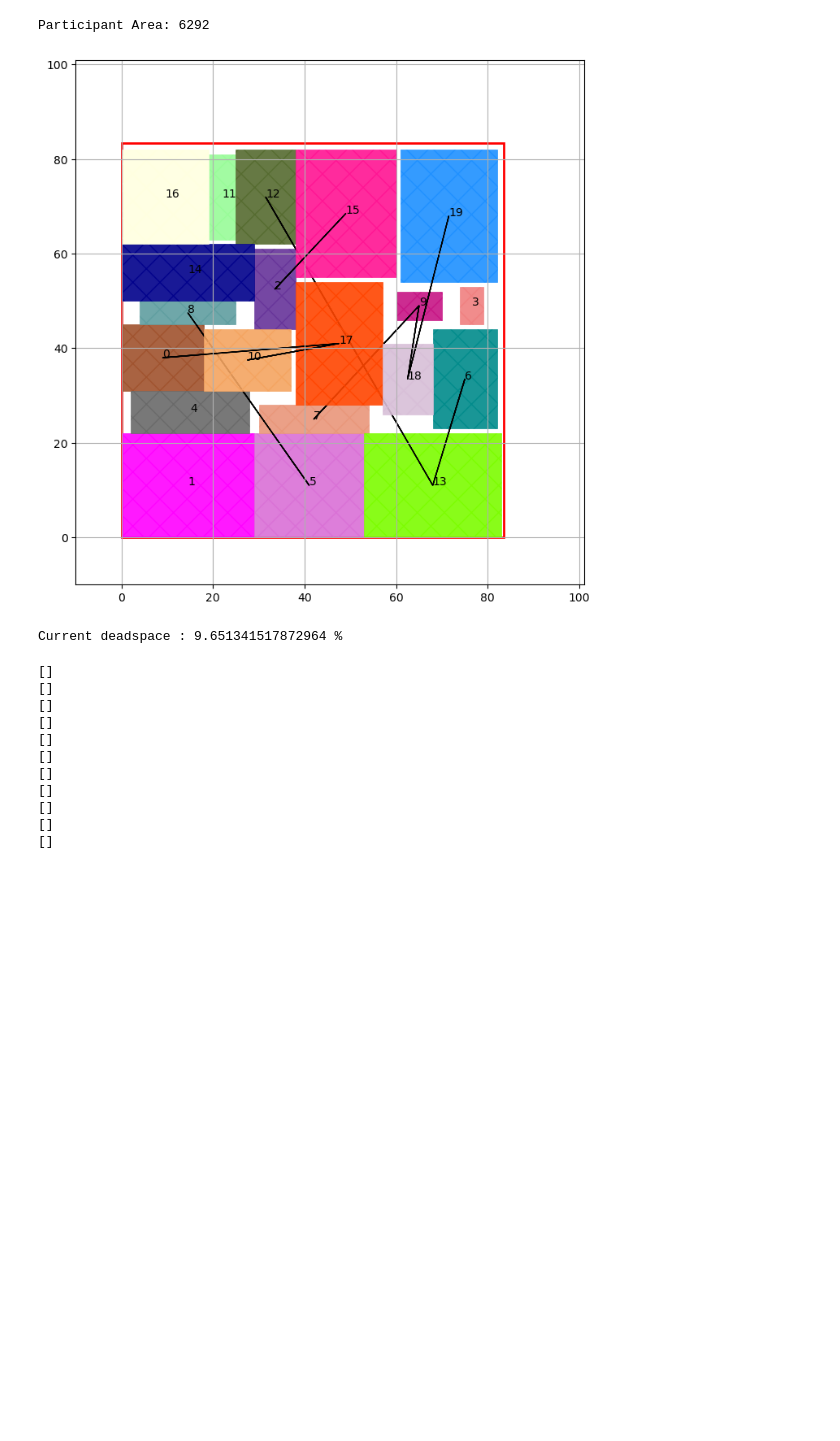
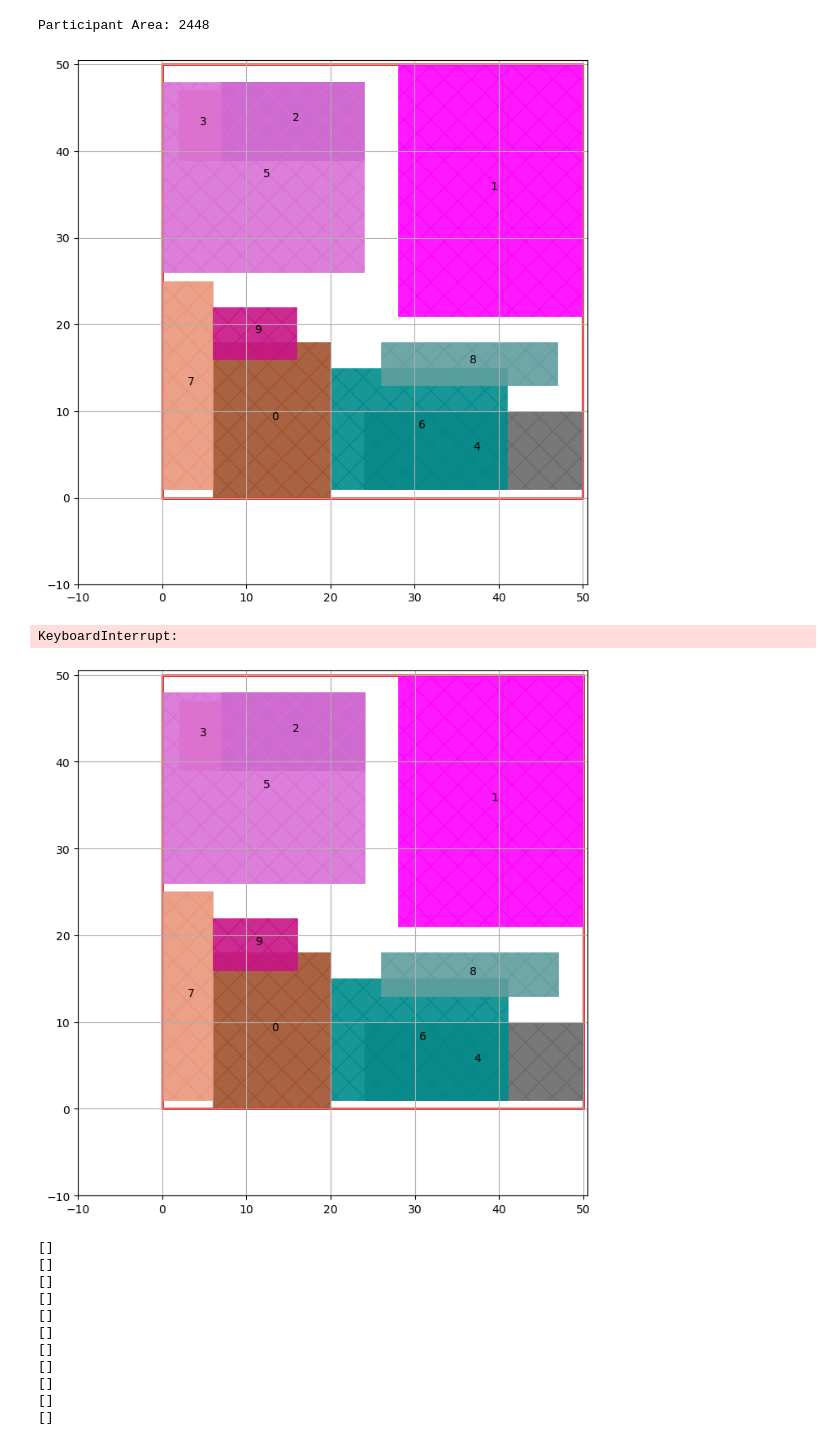
Before and after one commit to TiMo3654/abf, a Jupyter notebook: tests.ipynb, the cells around one changed output. Drawn from its saved outputs; the diff is of its cells as text; code cells hidden in the pictures; blank space fills up the shorter version.

```diff
--- a/tests.ipynb
+++ b/tests.ipynb
@@ -12,15 +14,20 @@ conciliation_quota  = 0.5
 
 critical_amount     = 100
 # %%
+#Random small
+layout_zone         = {"xmin"   : 0, "ymin"   : 0, "width"  : 60, "height" : 60}
+participants        = generate_unconnected_participants(10, layout_zone, 30, 30, 666)
+ds_goal             = 10.0
+
 # #Random
 # layout_zone         = {"xmin"   : 0, "ymin"   : 0, "width"  : 100, "height" : 100}
 # participants        = generate_unconnected_participants(20, layout_zone, 30, 30, 666)
 # ds_goal             = 10.0
 
-#Random with nets
-layout_zone         = {"xmin"   : 0, "ymin"   : 0, "width"  : 100, "height" : 100}
-participants        = generate_connected_participants(20, 10, 3, layout_zone, 30, 30, 666)
-ds_goal             = 10.0
+# #Random with nets
+# layout_zone         = {"xmin"   : 0, "ymin"   : 0, "width"  : 100, "height" : 100}
+# participants        = generate_connected_participants(20, 10, 3, layout_zone, 30, 30, 666)
+# ds_goal             = 10.0
 
 # # Perfect square
 # layout_zone         = {"xmin"   : 0, "ymin"   : 0, "width"  : 100, "height" : 100}
@@ -44,42 +51,43 @@ participants            = determine_initial_conditions(participants, layout_zone
 
 print('Participant Area: ' + str(calculate_all_participants_area(participants)))
 # %% [output]
-Participant Area: 6292
+Participant Area: 2448
 # %%
 id_list = [p['idx'] for p in (participants.values())]
 
 for i in range(500): # maximum rounds of interaction
 
-    participants    = one_round_of_interaction(participants, layout_zone, 'interference', conciliation_quota, critical_amount)
+    participants    = one_round_of_interaction(participants, layout_zone, 'turmoil', conciliation_quota, critical_amount)
 
     plot_participants(layout_zone, participants, plot_size, plot_size, plot_connections=True)
 
     last_moves = {key : value['last-move'] for key,value in participants.items()}
 
     moves = list(last_moves.values())
 
     #print(participants['0']['interference'])
     #print(participants['0']['relaxed-connections'])
     #print(last_moves)
 
     if moves.count('linger')  == len(participants):
 
         ds = calculate_dead_space(participants, layout_zone)
 
         print('Current deadspace : ' + str(ds) + ' %')
 
         if ds < ds_goal:
             break
 
         layout_zone         = scale_layout_zone(layout_zone, 0.99)
 
         participants        = reset_after_tightening(participants)
 
     for i in range(len(participants)):
         print(participants[str(i)]['last-move'])
 # %% [output]
-[figure, old version]
+[figure, new version]
-Current deadspace : 9.651341517872964 %
+KeyboardInterrupt:
+[figure, added]
 # %%
 participants    	= determine_initial_conditions(participants, layout_zone, conciliation_quota, critical_amount)
 
```
Also changed, not shown: parts of 3 cells of this notebook, 2 other files.
